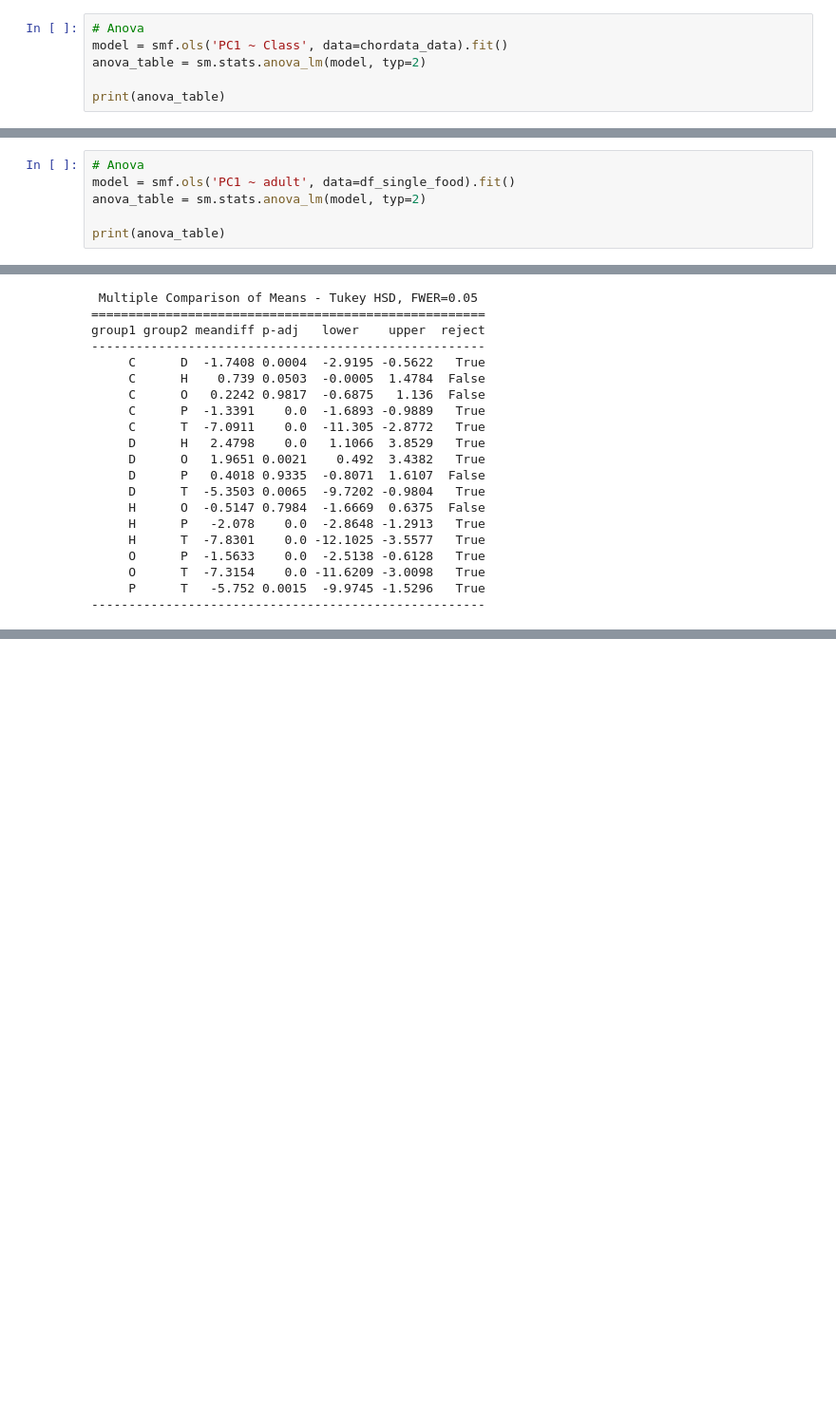
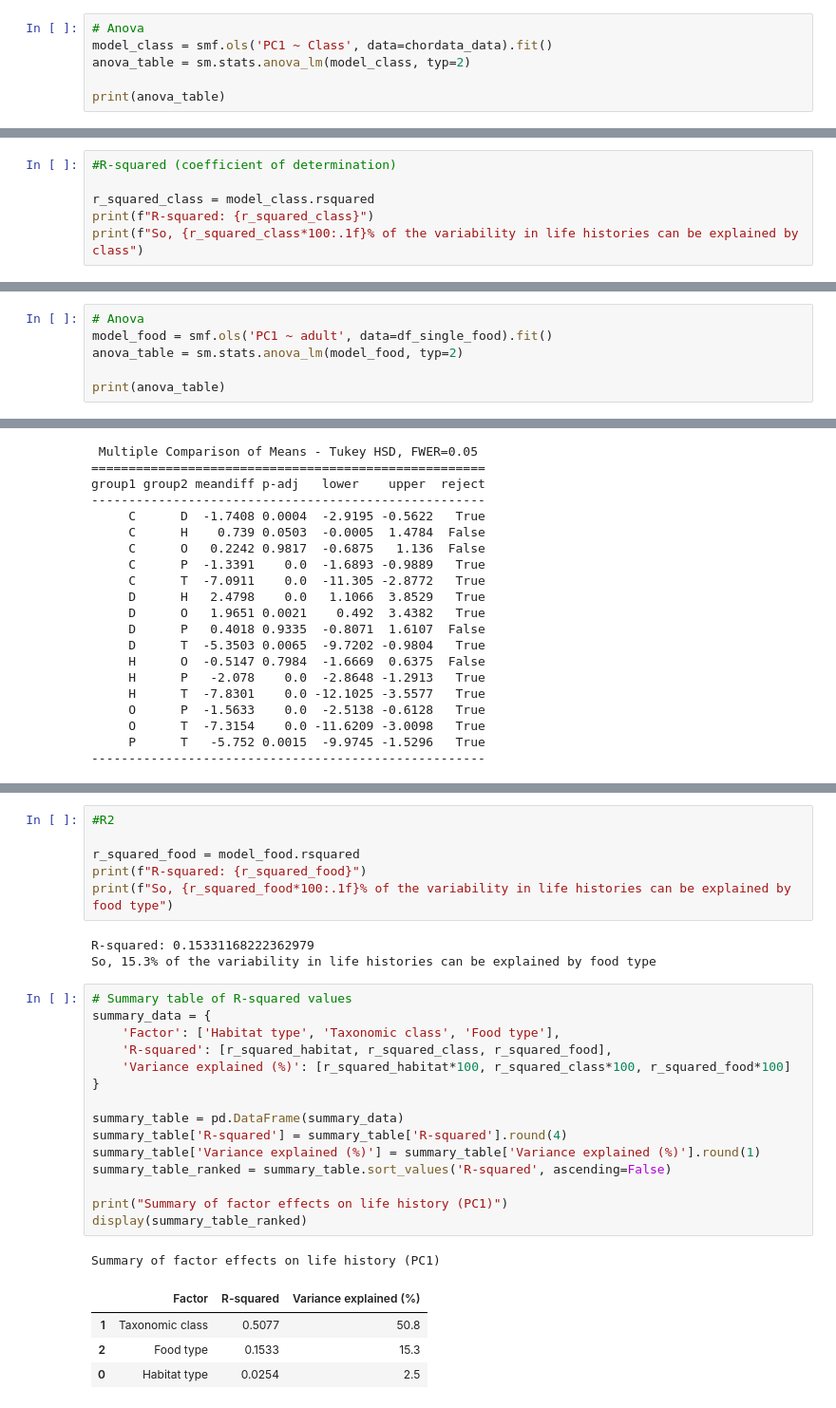
Before and after one commit to lululrm/Kermit-internship, a Jupyter notebook: notebooks/lh_anova.ipynb, the cells around one changed output, grey strips where cells are left out. Shown: that part at 95% size. Saved outputs shown, nothing was run; the diff lists cells and outputs as text; blank space fills up the shorter version.

```diff
--- a/notebooks/lh_anova.ipynb
+++ b/notebooks/lh_anova.ipynb
@@ -128,8 +138,8 @@ fig.show()
 Some taxonomic classes have very few species (Leptocardii and Mammalia), making the ANOVA results less reliable.
 # %%
 # Anova
-model = smf.ols('PC1 ~ Class', data=chordata_data).fit()
-anova_table = sm.stats.anova_lm(model, typ=2)
+model_class = smf.ols('PC1 ~ Class', data=chordata_data).fit()
+anova_table = sm.stats.anova_lm(model_class, typ=2)
 
 print(anova_table)
 # %% [output]
@@ -219,3 +229,9 @@ fig.write_html("../figures/boxplot_class_tukey.html")
 **Reptilia**, **Aves** and **Mammalia** are not significantly different and correspond to slower life history startegies.
 
 **Chrondrichthyes** is not significantly different from **Mammalia** and has the highest values of PC1, wich correspond to slow life history strategies.
+# %%
+#R-squared (coefficient of determination)
+
+r_squared_class = model_class.rsquared
+print(f"R-squared: {r_squared_class}")
+print(f"So, {r_squared_class*100:.1f}% of the variability in life histories can be explained by class")
@@ -260,8 +278,8 @@ fig.update_layout(
 fig.show()
 # %%
 # Anova
-model = smf.ols('PC1 ~ adult', data=df_single_food).fit()
-anova_table = sm.stats.anova_lm(model, typ=2)
+model_food = smf.ols('PC1 ~ adult', data=df_single_food).fit()
+anova_table = sm.stats.anova_lm(model_food, typ=2)
 
 print(anova_table)
 # %% [output]
@@ -351,0 +370,30 @@ fig.write_html("../figures/boxplot_food_tukey.html")
+# %%
+#R2
+
+r_squared_food = model_food.rsquared
+print(f"R-squared: {r_squared_food}")
+print(f"So, {r_squared_food*100:.1f}% of the variability in life histories can be explained by food type")
+# %% [output]
+R-squared: 0.15331168222362979
+So, 15.3% of the variability in life histories can be explained by food type
+# %%
+# Summary table of R-squared values
+summary_data = {
+    'Factor': ['Habitat type', 'Taxonomic class', 'Food type'],
+    'R-squared': [r_squared_habitat, r_squared_class, r_squared_food],
+    'Variance explained (%)': [r_squared_habitat*100, r_squared_class*100, r_squared_food*100]
+}
+
+summary_table = pd.DataFrame(summary_data)
+summary_table['R-squared'] = summary_table['R-squared'].round(4)
+summary_table['Variance explained (%)'] = summary_table['Variance explained (%)'].round(1)
+summary_table_ranked = summary_table.sort_values('R-squared', ascending=False)
+
+print("Summary of factor effects on life history (PC1)")
+display(summary_table_ranked)
+# %% [output]
+Summary of factor effects on life history (PC1)
+|  | Factor | R-squared | Variance explained (%) |
+| 1 | Taxonomic class | 0.5077 | 50.8 |
+| 2 | Food type | 0.1533 | 15.3 |
+| 0 | Habitat type | 0.0254 | 2.5 |
```
Also changed, not shown: parts of 6 cells of this notebook, 1 other file.
